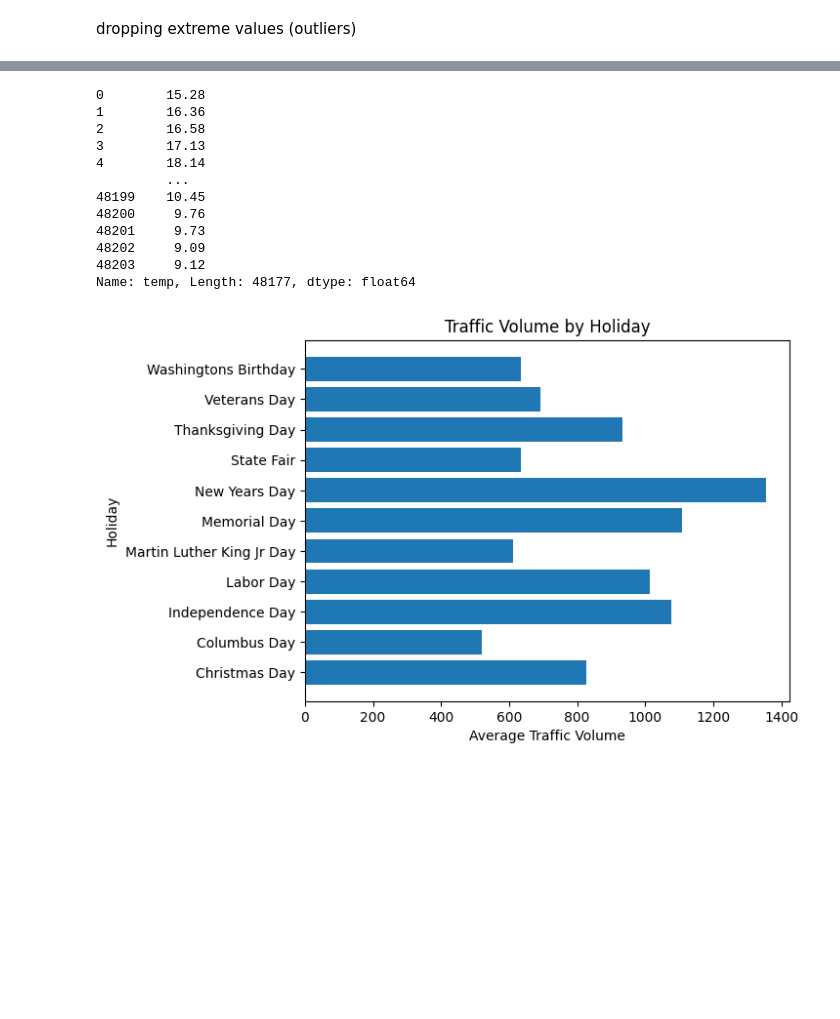
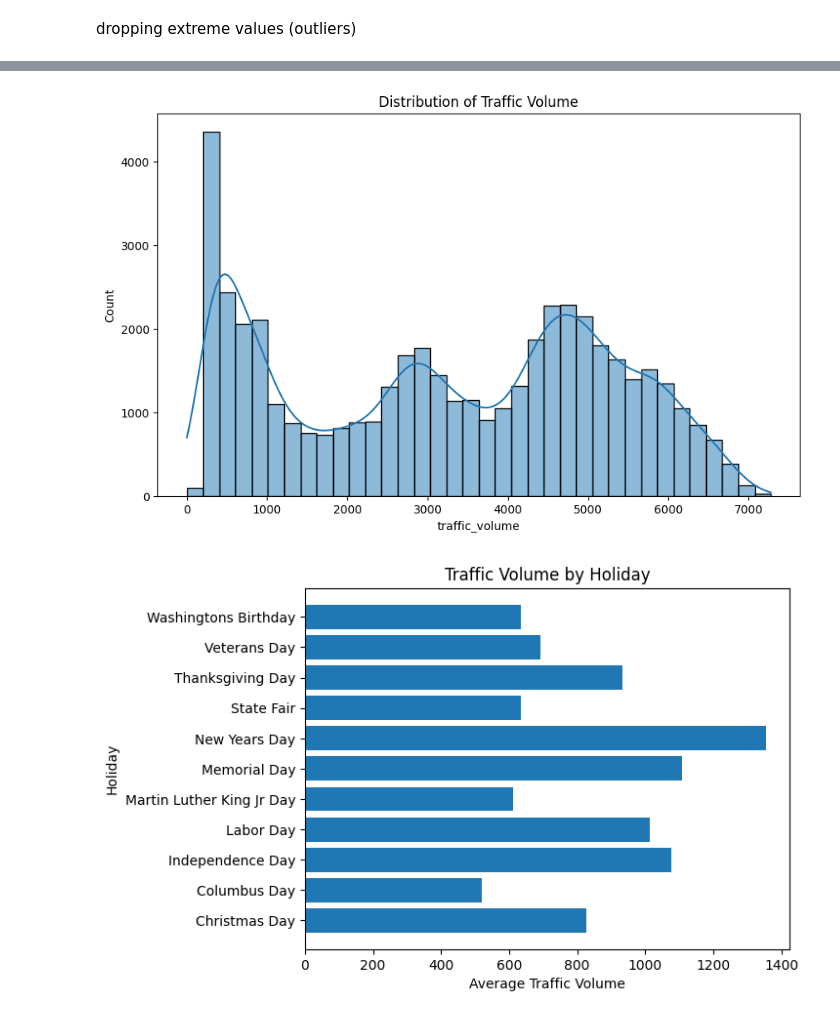
Before and after one commit to LouaiMuhammed/traffic-analysis-and-prediction, a Jupyter notebook: notebook.ipynb, the cells around one changed output, grey strips where cells are left out. Drawn from its saved outputs; the diff is of its cells as text; code cells hidden in the pictures; blank space fills up the shorter version.

```diff
--- a/notebook.ipynb
+++ b/notebook.ipynb
@@ -162,21 +162,13 @@ df.loc[df['temp'] < -50]
 | 11951 | 1670 | None | -273.0 | 0.0 | 0.0 | 0 | Clear | Sky Is Clear | ... |
 # %%
 df = df.loc[df['temp'] > -50]
-# %%
-df['temp']
-# %% [output]
-0        15.28
-1        16.36
-2        16.58
-3        17.13
-4        18.14
-         ...
-48199    10.45
-48200     9.76
-48201     9.73
-48202     9.09
-48203     9.12
-Name: temp, Length: 48177, dtype: float64
+# %%
+plt.figure(figsize=(10,6))
+sns.histplot(df['traffic_volume'], kde=True)
+plt.title('Distribution of Traffic Volume')
+plt.show()
+# %% [output]
+[figure, added]
 # %%
 holiday_avg = holidays_df.groupby('holiday')['traffic_volume'].mean()
 
```
Also changed, not shown: parts of 26 cells of this notebook.
